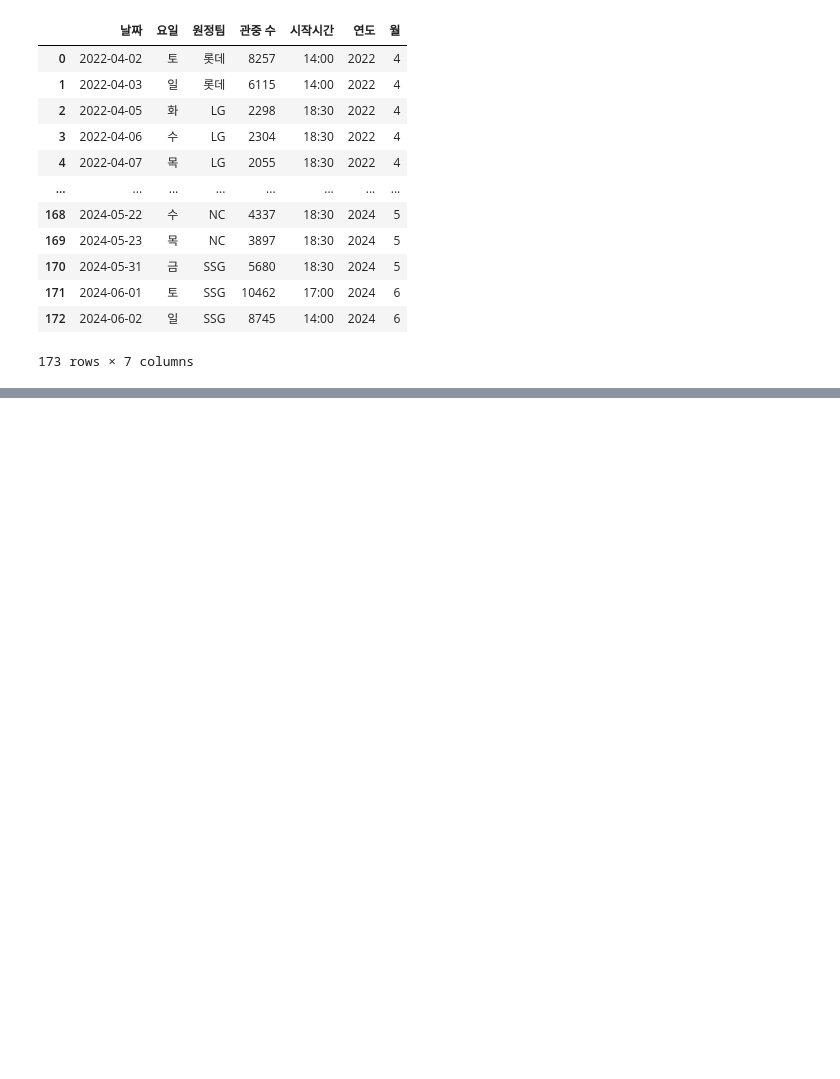
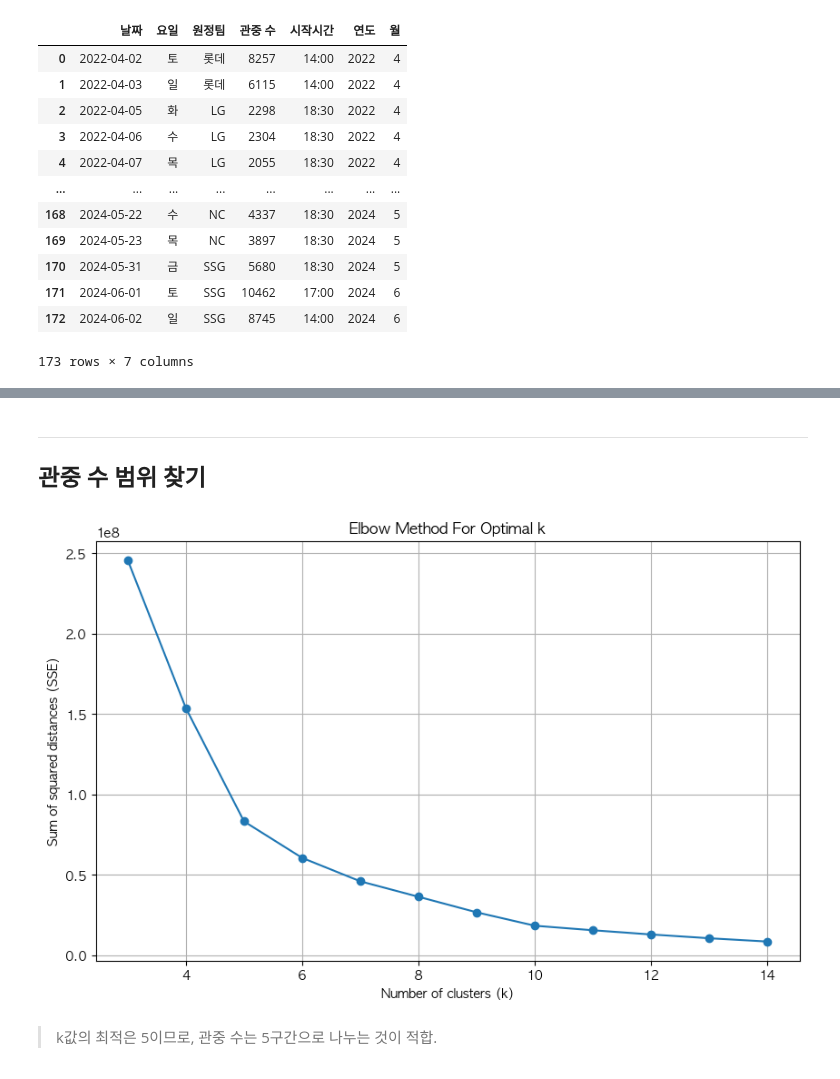
Before and after one commit to PythonProjectGroup02/KBC, a Jupyter notebook: Python/kiwoom_baseballpark_analisys.ipynb, the cells around one changed output, grey strips where cells are left out. Saved outputs shown, nothing was run; the diff lists cells and outputs as text; code cells hidden in the pictures; blank space fills up the shorter version.

```diff
--- a/Python/kiwoom_baseballpark_analisys.ipynb
+++ b/Python/kiwoom_baseballpark_analisys.ipynb
@@ -302,0 +448,3 @@ print("정확도율:", mape.round(0), "%")
+# %%
+kiwoom_2022_2023.loc[kiwoom_2022_2023['주중/주말(공휴일)'] != 1, '주중/주말(공휴일)'] = 0
+kiwoom_2022_2023
@@ -302,0 +469,3 @@ print("정확도율:", mape.round(0), "%")
+# %%
+kiwoom_2022_2023['주중/주말(공휴일)'] = kiwoom_2022_2023['주중/주말(공휴일)'].astype('int')
+kiwoom_2022_2023
@@ -302,0 +603,5 @@ print("정확도율:", mape.round(0), "%")
+# %%
+# One-Hot Encoding 작업
+# 원정팀
+away_encoding = pd.get_dummies(kiwoom_2022_2023['원정팀'])
+kiwoom_2022_2023 = kiwoom_2022_2023.join(away_encoding)
@@ -302,0 +675,9 @@ print("정확도율:", mape.round(0), "%")
+# %%
+# 2022-2023년 데이터 정리
+# One-Hot Encoding 부분을 boolean에서 int로 변환
+kiwoom_2022_2023.iloc[:,8:] = kiwoom_2022_2023.iloc[:,8:].astype('int')
+# column 이름 문자열로 바꾸기
+kiwoom_2022_2023.columns = kiwoom_2022_2023.columns.astype(str)
+# Target인 관중 수를 제외한 나머지 원본 Feature 부분 제외하고 데이터 불러오기
+kiwoom_2022_2023 = pd.concat([kiwoom_2022_2023['관중 수'],kiwoom_2022_2023['요일'],kiwoom_2022_2023['시작시간'],kiwoom_2022_2023['주중/주말(공휴일)'],kiwoom_2022_2023.iloc[:,8:]],axis=1)
+kiwoom_2022_2023.head(10)
@@ -302,0 +737,41 @@ print("정확도율:", mape.round(0), "%")
+# %% [markdown]
+----
+## 관중 수 범위 찾기
+# %%
+# k-mean로 관중 수 범위 나눌 k 값 찾기
+from sklearn.preprocessing import StandardScaler
+from sklearn.cluster import KMeans
+
+# 데이터 전처리: 타깃 컬럼과 피쳐 컬럼 분리
+# features = kiwoom_2022_2023.drop(columns=['날짜','원정팀','연도','월','관중 수'])
+features = kiwoom_2022_2023.drop(columns=['관중 수'])
+target = kiwoom_2022_2023['관중 수']
+
+attendance_shape = np.array(target).reshape(-1,1)
+
+# 특성 표준화
+scaler = StandardScaler()
+features_scaled = scaler.fit_transform(attendance_shape)
+
+# 엘보우 방법을 사용하여 최적의 클러스터 수 찾기
+sse = []
+k_range = range(3, 15)  # 3부터 10까지의 k 값에 대해 확인
+
+for k in k_range:
+    kmeans = KMeans(n_clusters=k, random_state=0)
+    # kmeans.fit(features_scaled)
+    kmeans.fit(attendance_shape)
+    sse.append(kmeans.inertia_)
+
+# 엘보우 그래프 그리기
+plt.figure(figsize=(10, 6))
+plt.plot(k_range, sse, marker='o')
+plt.xlabel('Number of clusters (k)')
+plt.ylabel('Sum of squared distances (SSE)')
+plt.title('Elbow Method For Optimal k')
+plt.grid(True)
+plt.show()
+# %% [output]
+[figure, added]
+# %% [markdown]
+> k값의 최적은 5이므로, 관중 수는 5구간으로 나누는 것이 적합.
```
Also changed, not shown: parts of 113 cells of this notebook.
